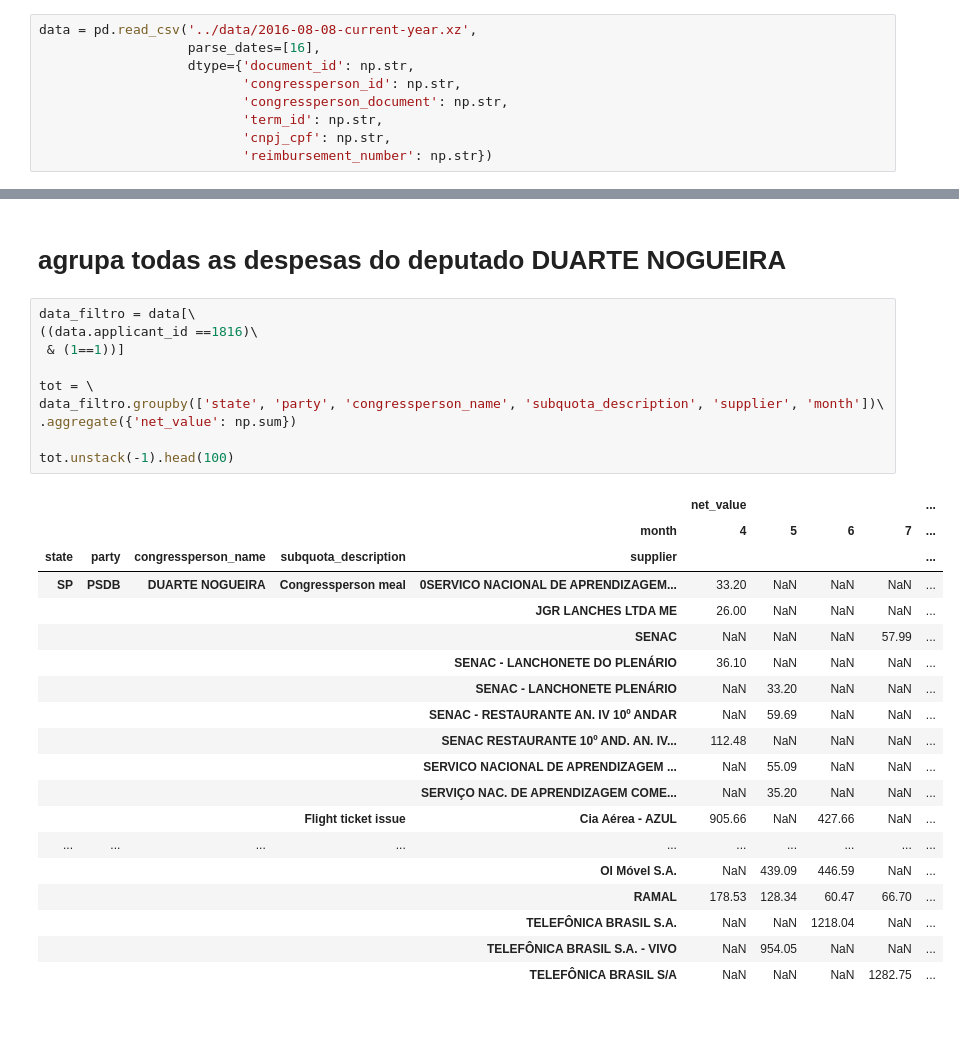
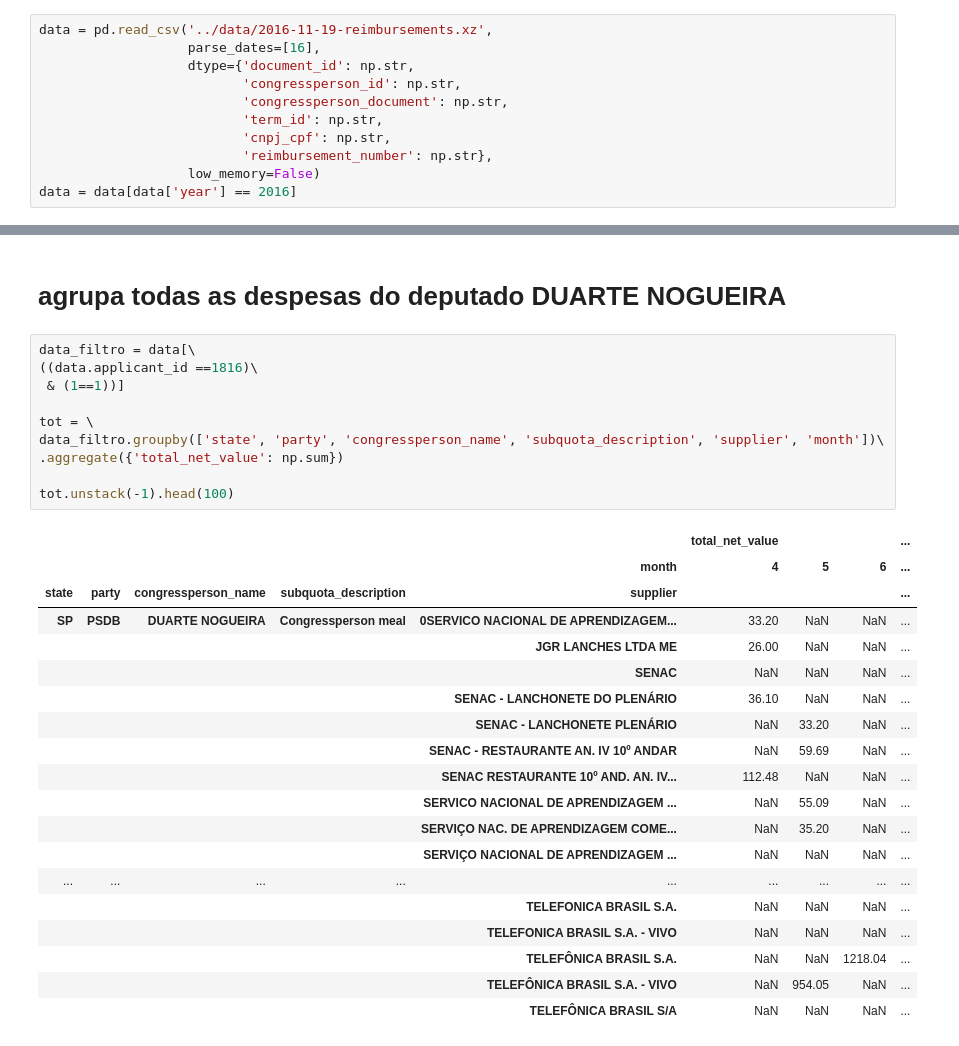
Before and after one commit to okfn-brasil/serenata-de-amor, a Jupyter notebook: develop/2016-11-06-cnlenzc-analysis-congressperson-DUARTE-NOGUEIRA.ipynb, the cells around one changed output, grey strips where cells are left out. Saved outputs shown, nothing was run; the diff lists cells and outputs as text.

```diff
--- a/develop/2016-11-06-cnlenzc-analysis-congressperson-DUARTE-NOGUEIRA.ipynb
+++ b/develop/2016-11-06-cnlenzc-analysis-congressperson-DUARTE-NOGUEIRA.ipynb
@@ -2,14 +2,16 @@
 import pandas as pd
 import numpy as np
 # %%
-data = pd.read_csv('../data/2016-08-08-current-year.xz',
+data = pd.read_csv('../data/2016-11-19-reimbursements.xz',
                    parse_dates=[16],
                    dtype={'document_id': np.str,
                           'congressperson_id': np.str,
                           'congressperson_document': np.str,
                           'term_id': np.str,
                           'cnpj_cpf': np.str,
-                          'reimbursement_number': np.str})
+                          'reimbursement_number': np.str},
+                   low_memory=False)
+data = data[data['year'] == 2016]
 # %% [markdown]
 # agrupa todas as despesas de viagem do deputado DUARTE NOGUEIRA
 # %%
@@ -41,30 +31,30 @@ tot.unstack(-1).head(100)
 # %%
 data_filtro = data[\
 ((data.applicant_id ==1816)\
  & (1==1))]
 
 tot = \
 data_filtro.groupby(['state', 'party', 'congressperson_name', 'subquota_description', 'supplier', 'month'])\
-.aggregate({'net_value': np.sum})
+.aggregate({'total_net_value': np.sum})
 
 tot.unstack(-1).head(100)
 # %% [output]
-|  |  |  |  |  | net_value |  |  |  | ... |
-|  |  |  |  | month | 4 | 5 | 6 | 7 | ... |
-| state | party | congressperson_name | subquota_description | supplier |  |  |  |  | ... |
-| SP | PSDB | DUARTE NOGUEIRA | Congressperson meal | 0SERVICO NACIONAL DE APRENDIZAGEM... | 33.20 | NaN | NaN | NaN | ... |
-|  |  |  |  | JGR LANCHES LTDA ME | 26.00 | NaN | NaN | NaN | ... |
-|  |  |  |  | SENAC | NaN | NaN | NaN | 57.99 | ... |
-|  |  |  |  | SENAC - LANCHONETE DO PLENÁRIO | 36.10 | NaN | NaN | NaN | ... |
-|  |  |  |  | SENAC - LANCHONETE PLENÁRIO | NaN | 33.20 | NaN | NaN | ... |
-|  |  |  |  | SENAC - RESTAURANTE AN. IV 10º ANDAR | NaN | 59.69 | NaN | NaN | ... |
-|  |  |  |  | SENAC RESTAURANTE 10º AND. AN. IV... | 112.48 | NaN | NaN | NaN | ... |
-|  |  |  |  | SERVICO NACIONAL DE APRENDIZAGEM ... | NaN | 55.09 | NaN | NaN | ... |
-|  |  |  |  | SERVIÇO NAC. DE APRENDIZAGEM COME... | NaN | 35.20 | NaN | NaN | ... |
-|  |  |  | Flight ticket issue | Cia Aérea - AZUL | 905.66 | NaN | 427.66 | NaN | ... |
-| ... | ... | ... | ... | ... | ... | ... | ... | ... | ... |
-|  |  |  |  | OI Móvel S.A. | NaN | 439.09 | 446.59 | NaN | ... |
-|  |  |  |  | RAMAL | 178.53 | 128.34 | 60.47 | 66.70 | ... |
-|  |  |  |  | TELEFÔNICA BRASIL S.A. | NaN | NaN | 1218.04 | NaN | ... |
-|  |  |  |  | TELEFÔNICA BRASIL S.A. - VIVO | NaN | 954.05 | NaN | NaN | ... |
-|  |  |  |  | TELEFÔNICA BRASIL S/A | NaN | NaN | NaN | 1282.75 | ... |
+|  |  |  |  |  | total_net_value |  |  | ... |
+|  |  |  |  | month | 4 | 5 | 6 | ... |
+| state | party | congressperson_name | subquota_description | supplier |  |  |  | ... |
+| SP | PSDB | DUARTE NOGUEIRA | Congressperson meal | 0SERVICO NACIONAL DE APRENDIZAGEM... | 33.20 | NaN | NaN | ... |
+|  |  |  |  | JGR LANCHES LTDA ME | 26.00 | NaN | NaN | ... |
+|  |  |  |  | SENAC | NaN | NaN | NaN | ... |
+|  |  |  |  | SENAC - LANCHONETE DO PLENÁRIO | 36.10 | NaN | NaN | ... |
+|  |  |  |  | SENAC - LANCHONETE PLENÁRIO | NaN | 33.20 | NaN | ... |
+|  |  |  |  | SENAC - RESTAURANTE AN. IV 10º ANDAR | NaN | 59.69 | NaN | ... |
+|  |  |  |  | SENAC RESTAURANTE 10º AND. AN. IV... | 112.48 | NaN | NaN | ... |
+|  |  |  |  | SERVICO NACIONAL DE APRENDIZAGEM ... | NaN | 55.09 | NaN | ... |
+|  |  |  |  | SERVIÇO NAC. DE APRENDIZAGEM COME... | NaN | 35.20 | NaN | ... |
+|  |  |  |  | SERVIÇO NACIONAL DE APRENDIZAGEM ... | NaN | NaN | NaN | ... |
+| ... | ... | ... | ... | ... | ... | ... | ... | ... |
+|  |  |  |  | TELEFONICA BRASIL S.A. | NaN | NaN | NaN | ... |
+|  |  |  |  | TELEFONICA BRASIL S.A. - VIVO | NaN | NaN | NaN | ... |
+|  |  |  |  | TELEFÔNICA BRASIL S.A. | NaN | NaN | 1218.04 | ... |
+|  |  |  |  | TELEFÔNICA BRASIL S.A. - VIVO | NaN | 954.05 | NaN | ... |
+|  |  |  |  | TELEFÔNICA BRASIL S/A | NaN | NaN | NaN | ... |
```
Also changed, not shown: parts of 1 cell of this notebook, 8 other files.
